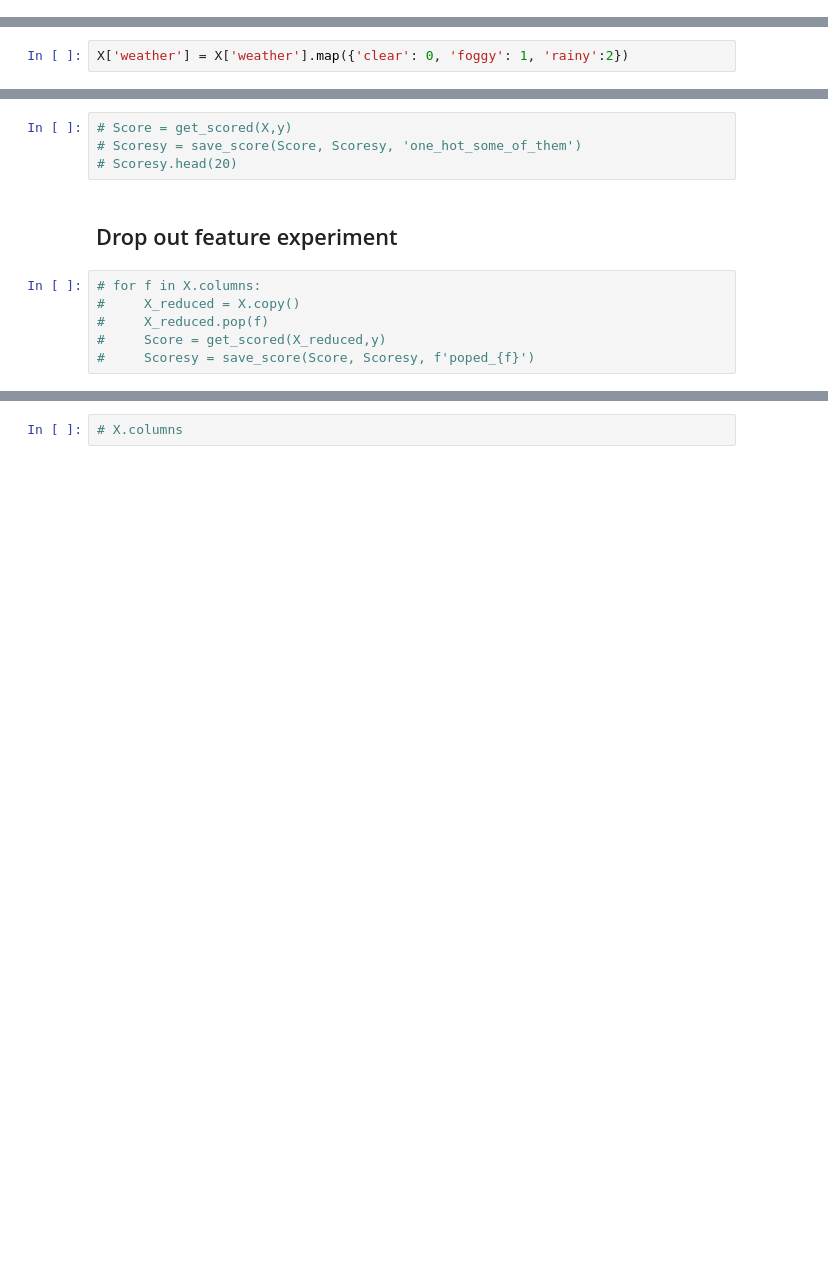
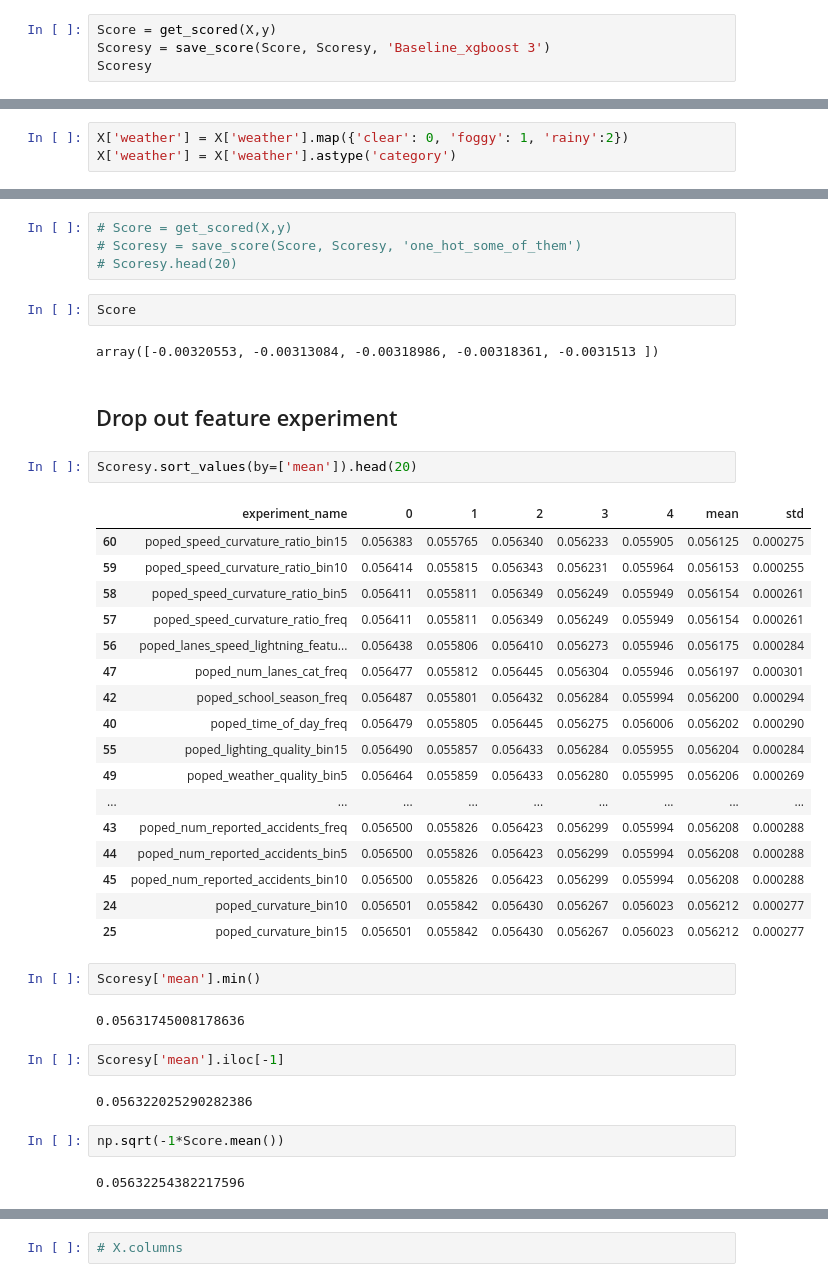
Before and after one commit to antlbn/Kaggle_competition_playground, a Jupyter notebook: road-accidents.ipynb, the cells around one changed output, grey strips where cells are left out. Drawn from its saved outputs; the diff is of its cells as text; blank space fills up the shorter version.

```diff
--- a/road-accidents.ipynb
+++ b/road-accidents.ipynb
@@ -99,3 +163,7 @@ Scoresy
+# %%
+Score = get_scored(X,y)
+Scoresy = save_score(Score, Scoresy, 'Baseline_xgboost 3')
+Scoresy
 # %% [markdown]
 ## Building Intuition
 # %%
@@ -237,2 +226,3 @@ plot_importance(model)
 # %%
 X['weather'] = X['weather'].map({'clear': 0, 'foggy': 1, 'rainy':2})
+X['weather'] = X['weather'].astype('category')
@@ -312,11 +275,41 @@ pd.set_option('display.max_columns', None)
 # Score = get_scored(X,y)
 # Scoresy = save_score(Score, Scoresy, 'one_hot_some_of_them')
 # Scoresy.head(20)
+# %%
+Score
+# %% [output]
+array([-0.00320553, -0.00313084, -0.00318986, -0.00318361, -0.0031513 ])
 # %% [markdown]
 ## Drop out feature experiment
-# %%
-# for f in X.columns:
-#     X_reduced = X.copy()
-#     X_reduced.pop(f)
-#     Score = get_scored(X_reduced,y)
-#     Scoresy = save_score(Score, Scoresy, f'poped_{f}')
+# %%
+Scoresy.sort_values(by=['mean']).head(20)
+# %% [output]
+|  | experiment_name | 0 | 1 | 2 | 3 | 4 | mean | std |
+| 60 | poped_speed_curvature_ratio_bin15 | 0.056383 | 0.055765 | 0.056340 | 0.056233 | 0.055905 | 0.056125 | 0.000275 |
+| 59 | poped_speed_curvature_ratio_bin10 | 0.056414 | 0.055815 | 0.056343 | 0.056231 | 0.055964 | 0.056153 | 0.000255 |
+| 58 | poped_speed_curvature_ratio_bin5 | 0.056411 | 0.055811 | 0.056349 | 0.056249 | 0.055949 | 0.056154 | 0.000261 |
+| 57 | poped_speed_curvature_ratio_freq | 0.056411 | 0.055811 | 0.056349 | 0.056249 | 0.055949 | 0.056154 | 0.000261 |
+| 56 | poped_lanes_speed_lightning_featu... | 0.056438 | 0.055806 | 0.056410 | 0.056273 | 0.055946 | 0.056175 | 0.000284 |
+| 47 | poped_num_lanes_cat_freq | 0.056477 | 0.055812 | 0.056445 | 0.056304 | 0.055946 | 0.056197 | 0.000301 |
+| 42 | poped_school_season_freq | 0.056487 | 0.055801 | 0.056432 | 0.056284 | 0.055994 | 0.056200 | 0.000294 |
+| 40 | poped_time_of_day_freq | 0.056479 | 0.055805 | 0.056445 | 0.056275 | 0.056006 | 0.056202 | 0.000290 |
+| 55 | poped_lighting_quality_bin15 | 0.056490 | 0.055857 | 0.056433 | 0.056284 | 0.055955 | 0.056204 | 0.000284 |
+| 49 | poped_weather_quality_bin5 | 0.056464 | 0.055859 | 0.056433 | 0.056280 | 0.055995 | 0.056206 | 0.000269 |
+| ... | ... | ... | ... | ... | ... | ... | ... | ... |
+| 43 | poped_num_reported_accidents_freq | 0.056500 | 0.055826 | 0.056423 | 0.056299 | 0.055994 | 0.056208 | 0.000288 |
+| 44 | poped_num_reported_accidents_bin5 | 0.056500 | 0.055826 | 0.056423 | 0.056299 | 0.055994 | 0.056208 | 0.000288 |
+| 45 | poped_num_reported_accidents_bin10 | 0.056500 | 0.055826 | 0.056423 | 0.056299 | 0.055994 | 0.056208 | 0.000288 |
+| 24 | poped_curvature_bin10 | 0.056501 | 0.055842 | 0.056430 | 0.056267 | 0.056023 | 0.056212 | 0.000277 |
+| 25 | poped_curvature_bin15 | 0.056501 | 0.055842 | 0.056430 | 0.056267 | 0.056023 | 0.056212 | 0.000277 |
+# %%
+Scoresy['mean'].min()
+# %% [output]
+0.05631745008178636
+# %%
+Scoresy['mean'].iloc[-1]
+# %% [output]
+0.056322025290282386
+# %%
+np.sqrt(-1*Score.mean())
+# %% [output]
+0.05632254382217596
```
Also changed, not shown: parts of 104 cells of this notebook.
